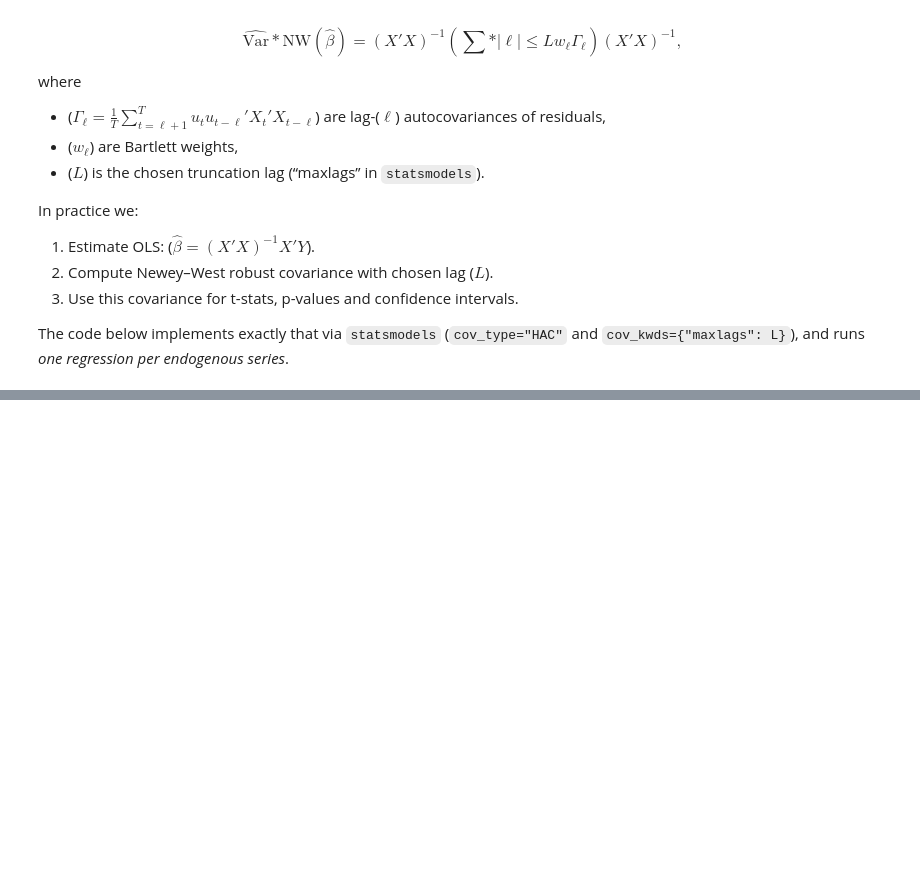
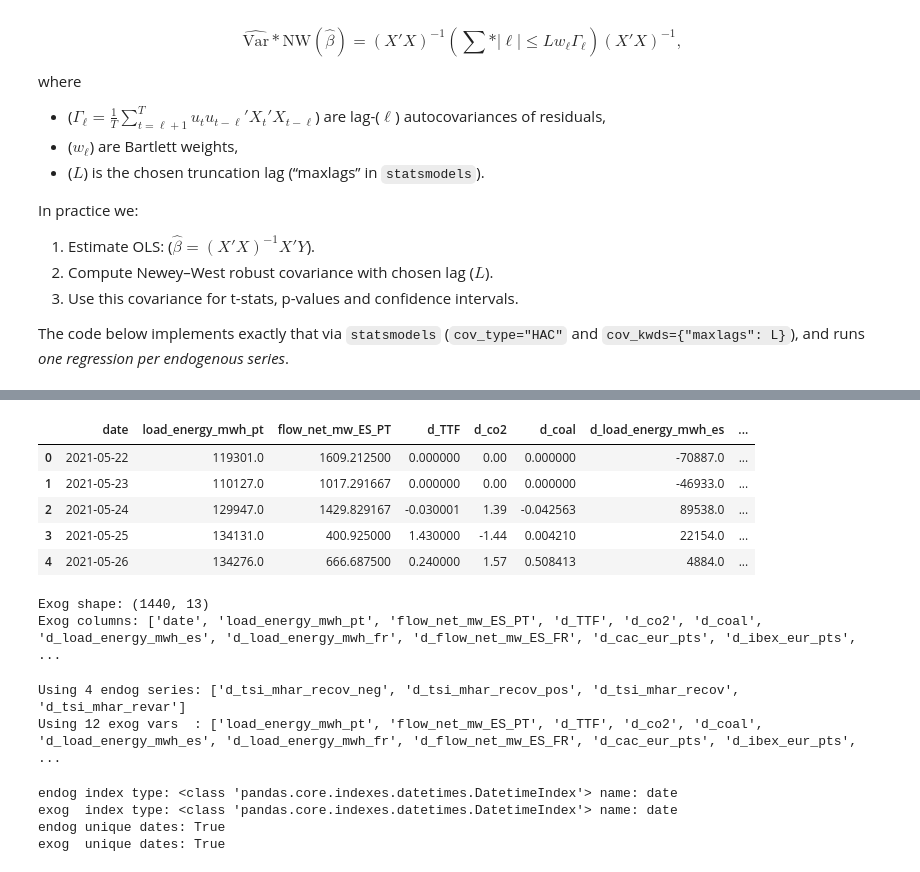
Before and after one commit to franrolotti/volatility-spillovers-methodology, a Jupyter notebook: notebooks/5_ols_newey_west.ipynb, the cells around one changed output, grey strips where cells are left out. Saved outputs shown, nothing was run; the diff lists cells and outputs as text; code cells hidden in the pictures; blank space fills up the shorter version.

```diff
--- a/notebooks/5_ols_newey_west.ipynb
+++ b/notebooks/5_ols_newey_west.ipynb
@@ -114,0 +77,52 @@ def prepare_regression_data(
+# %%
+# Load exogenous (exog)
+
+exog_raw = pd.read_parquet(exog_path)
+display(exog_raw.head())
+
+exog_raw["date"] = pd.to_datetime(exog_raw["date"])
+exog = exog_raw.set_index("date").sort_index()
+
+print("Exog shape:", exog_raw.shape)
+print("Exog columns:", list(exog_raw.columns))
+# %% [output]
+|  | date | load_energy_mwh_pt | flow_net_mw_ES_PT | d_TTF | d_co2 | d_coal | d_load_energy_mwh_es | ... |
+| 0 | 2021-05-22 | 119301.0 | 1609.212500 | 0.000000 | 0.00 | 0.000000 | -70887.0 | ... |
+| 1 | 2021-05-23 | 110127.0 | 1017.291667 | 0.000000 | 0.00 | 0.000000 | -46933.0 | ... |
+| 2 | 2021-05-24 | 129947.0 | 1429.829167 | -0.030001 | 1.39 | -0.042563 | 89538.0 | ... |
+| 3 | 2021-05-25 | 134131.0 | 400.925000 | 1.430000 | -1.44 | 0.004210 | 22154.0 | ... |
+| 4 | 2021-05-26 | 134276.0 | 666.687500 | 0.240000 | 1.57 | 0.508413 | 4884.0 | ... |
+Exog shape: (1440, 13)
+Exog columns: ['date', 'load_energy_mwh_pt', 'flow_net_mw_ES_PT', 'd_TTF', 'd_co2', 'd_coal', 'd_load_energy_mwh_es', 'd_load_energy_mwh_fr', 'd_flow_net_mw_ES_FR', 'd_cac_eur_pts', 'd_ibex_eur_pts',  ...
+# %%
+# Choose which exogenous variables to use:
+# - exog_cols = None uses ALL columns in the exog parquet
+# - or provide a list, e.g. ["d_eua", "d_coal", "d_ttf"]
+
+exog_cols = None  # <-- change here if you want a subset
+
+if exog_cols is None:
+    exog_names = list(exog.columns)
+else:
+    missing = [c for c in exog_cols if c not in exog.columns]
+    if missing:
+        raise ValueError(f"Missing exogenous columns: {missing}")
+    exog_names = exog_cols
+
+endog_names = list(endog.columns)
+
+print("Using", len(endog_names), "endog series:", endog_names)
+print("Using", len(exog_names), "exog vars  :", exog_names)
+# %% [output]
+Using 4 endog series: ['d_tsi_mhar_recov_neg', 'd_tsi_mhar_recov_pos', 'd_tsi_mhar_recov', 'd_tsi_mhar_revar']
+Using 12 exog vars  : ['load_energy_mwh_pt', 'flow_net_mw_ES_PT', 'd_TTF', 'd_co2', 'd_coal', 'd_load_energy_mwh_es', 'd_load_energy_mwh_fr', 'd_flow_net_mw_ES_FR', 'd_cac_eur_pts', 'd_ibex_eur_pts',  ...
+# %%
+print("endog index type:", type(endog.index), "name:", endog.index.name)
+print("exog  index type:", type(exog.index),  "name:", exog.index.name)
+print("endog unique dates:", endog.index.is_unique)
+print("exog  unique dates:", exog.index.is_unique)
+# %% [output]
+endog index type: <class 'pandas.core.indexes.datetimes.DatetimeIndex'> name: date
+exog  index type: <class 'pandas.core.indexes.datetimes.DatetimeIndex'> name: date
+endog unique dates: True
+exog  unique dates: True
```
Also changed, not shown: parts of 13 cells of this notebook, 4 other files.
